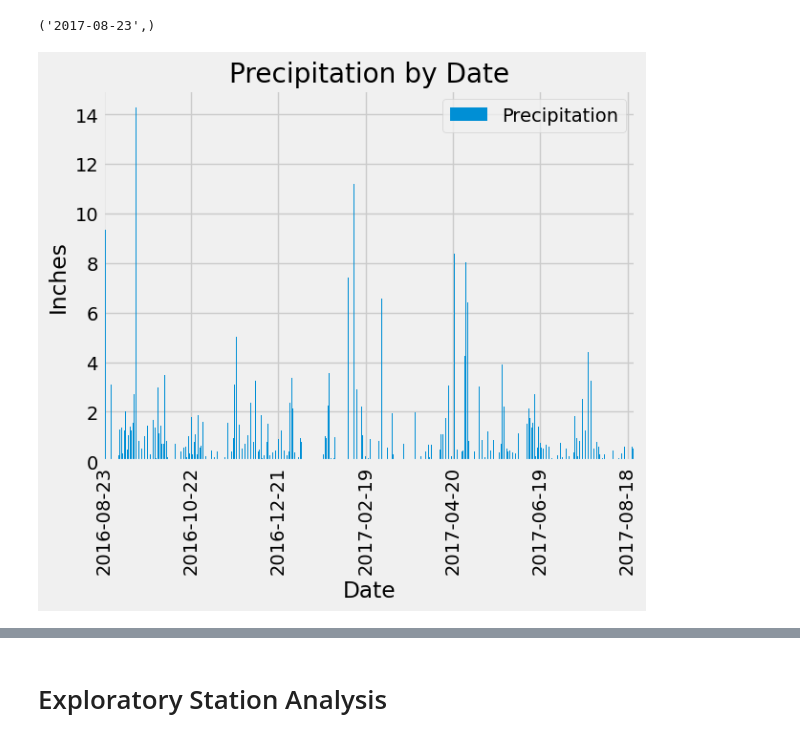
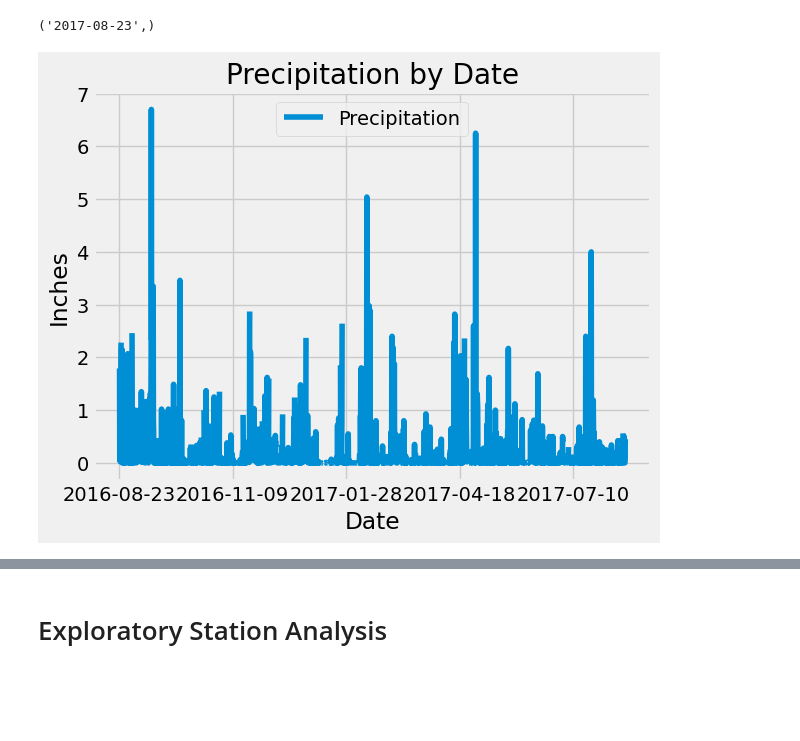
Before and after one commit to JLNoga/sqlalchemy-challenge, a Jupyter notebook: climate_starter.ipynb, the cells around one changed output, grey strips where cells are left out. Cells and saved outputs as stored; diff of their text form; code cells hidden in the pictures; blank space fills up the shorter version.

```diff
--- a/climate_starter.ipynb
+++ b/climate_starter.ipynb
@@ -57,27 +57,27 @@ last
 # %%
 # Design a query to retrieve the last 12 months of precipitation data and plot the results.
 # Starting from the most recent data point in the database.
 
 # Calculate the date one year from the last date in data set.
 year_ago = dt.date(2017, 8, 23) - dt.timedelta(days=365)
 
 # Perform a query to retrieve the data and precipitation scores
-one_year = session.query(Measure.date, func.sum(Measure.prcp)).\
-    filter(Measure.date>=year_ago).\
-    group_by(Measure.date).\
-    order_by(Measure.date).all()
+one_year = session.query(Measure.date, Measure.prcp).\
+    filter(Measure.date>=year_ago).all()
 
 # Save the query results as a Pandas DataFrame. Explicitly set the column names
 one_year_rows = [{"Date": year[0], "Precipitation": year[1]} for year in one_year]
 one_year_df = pd.DataFrame(one_year_rows).set_index("Date")
 
+# Sort by date
+one_year_df = one_year_df.sort_values("Date")
+
 # Use Pandas Plotting with Matplotlib to plot the data
 
-one_year_df.plot.bar()
+one_year_df.plot()
 plt.title("Precipitation by Date")
 plt.xlabel("Date")
 plt.ylabel("Inches")
-plt.xticks(np.arange(0, 365, step=60))
 plt.show()
 # %% [output]
-[figure, old version]
+[figure, new version]
```
Also changed, not shown: parts of 8 cells of this notebook, 1 other file.
